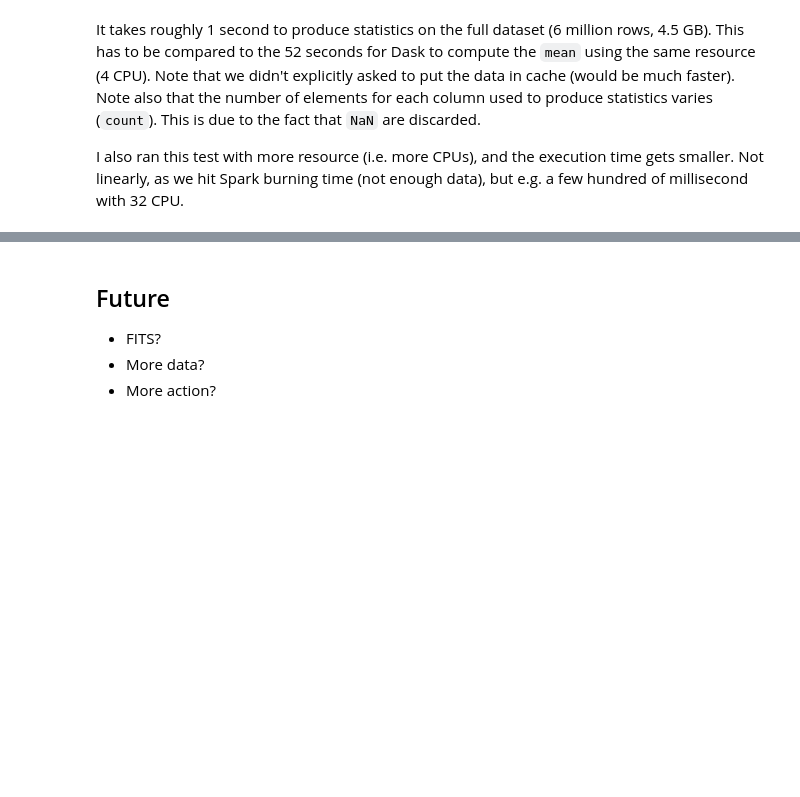
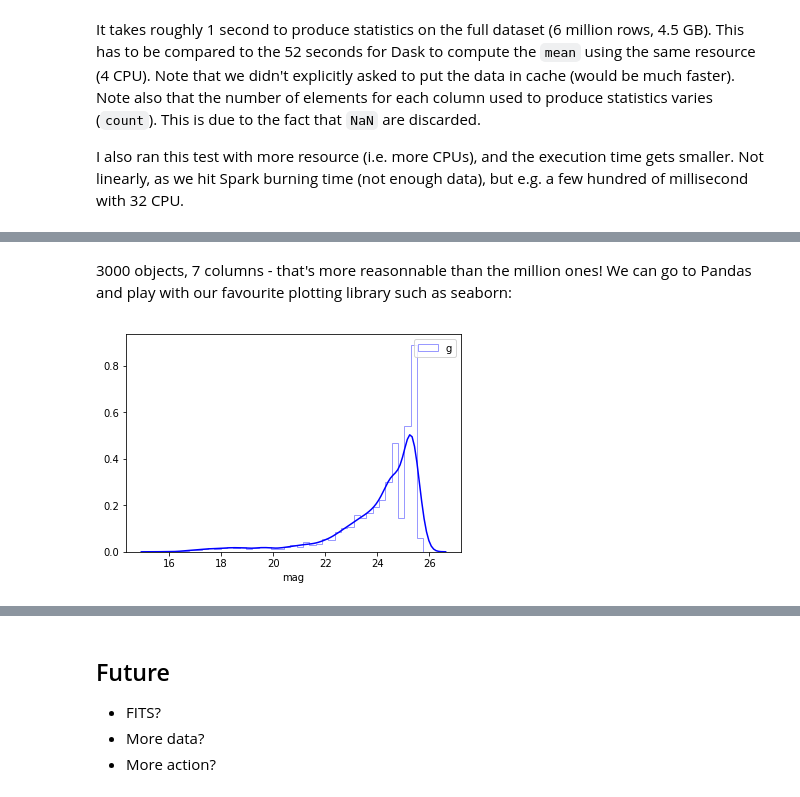
Before and after one commit to LSSTDESC/DC2-production, a Jupyter notebook: Notebooks/object_catalog_performance_spark.ipynb, the cells around one changed output, grey strips where cells are left out. Drawn from its saved outputs; the diff is of its cells as text; code cells hidden in the pictures; blank space fills up the shorter version.

Commit message:
Expand the Spark Notebook: Spark to Pandas, plots.

```diff
--- a/Notebooks/object_catalog_performance_spark.ipynb
+++ b/Notebooks/object_catalog_performance_spark.ipynb
@@ -230,0 +245,25 @@ I also ran this test with more resource (i.e. more CPUs), and the execution time
+# %%
+# Subset of columns of interest
+cols = "mag_g, mag_r, mag_i, magerr_g, magerr_r, magerr_i, extendedness"
+
+# SQL - register first the DataFrame
+df.createOrReplaceTempView("full_tract")
+
+# Keeps only columns with 0.0 < magerr_g < 0.3
+sql_command = """
+    SELECT {}
+    FROM full_tract
+    WHERE
+        magerr_g > 0 AND magerr_g < 0.3
+""".format(cols)
+
+# Execute the expression - return a DataFrame
+df_sub = spark.sql(sql_command)
+print("Number of elements selected: ", df_sub.count())
+df_sub.show()
+
+# Note that we could have done otherwise:
+# Example with select.where
+df.select(cols.split(", ")).where("magerr_g > 0 AND magerr_g < 0.3")
+# Example with select.filter
+df.select(cols.split(", ")).filter("magerr_g > 0 AND magerr_g < 0.3")
@@ -230,0 +289,13 @@ I also ran this test with more resource (i.e. more CPUs), and the execution time
+# %% [markdown]
+3000 objects, 7 columns - that's more reasonnable than the million ones! We can go to Pandas and play with our favourite plotting library such as seaborn:
+# %%
+df_pandas = df_sub.toPandas()
+# %%
+import seaborn as sns
+import matplotlib.pyplot as pl
+
+sns.distplot(df_pandas['mag_g'], label='g', color='blue', hist_kws={'histtype': 'step'})
+pl.xlabel('mag')
+pl.legend();
+# %% [output]
+[figure, added]
```
Also changed, not shown: parts of 15 cells of this notebook.
